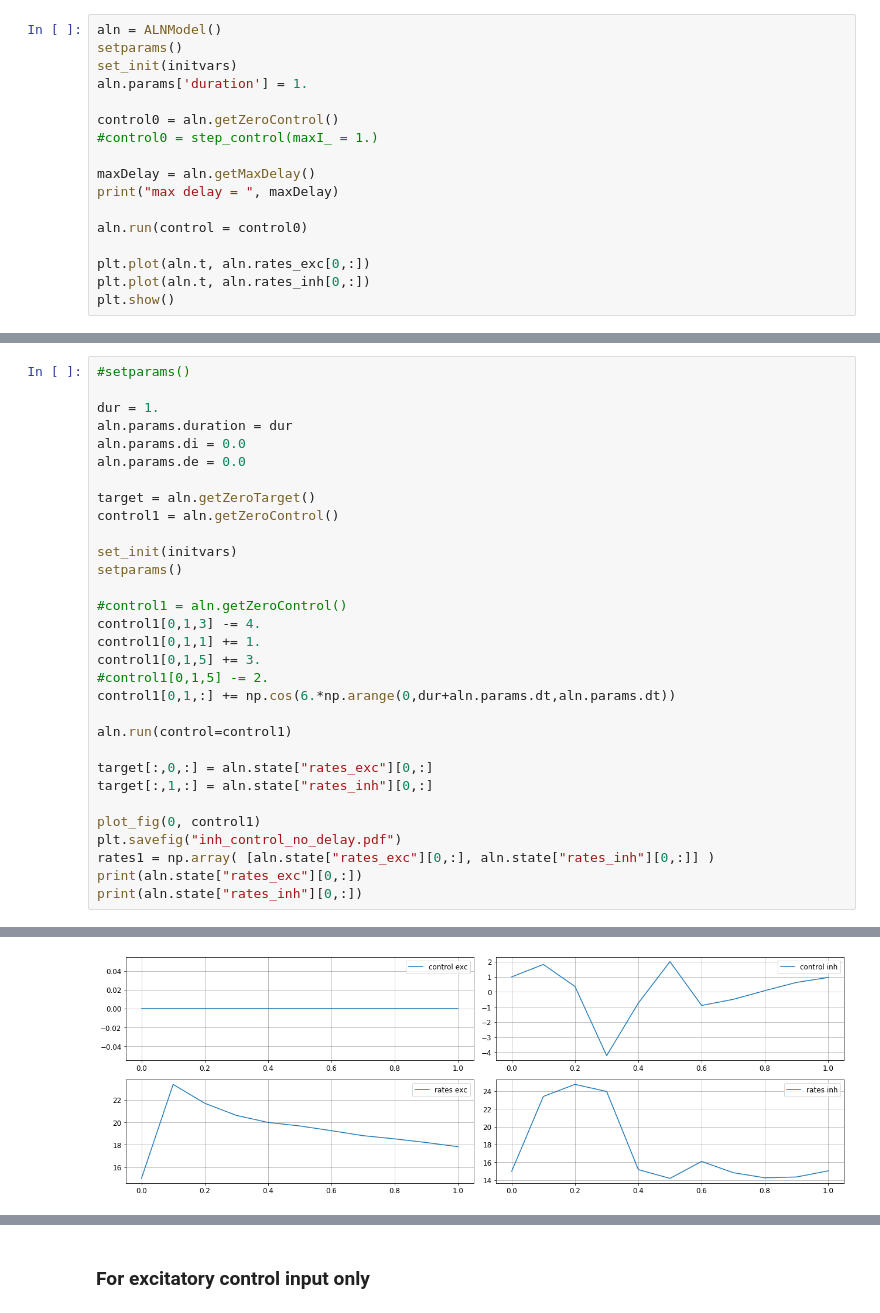
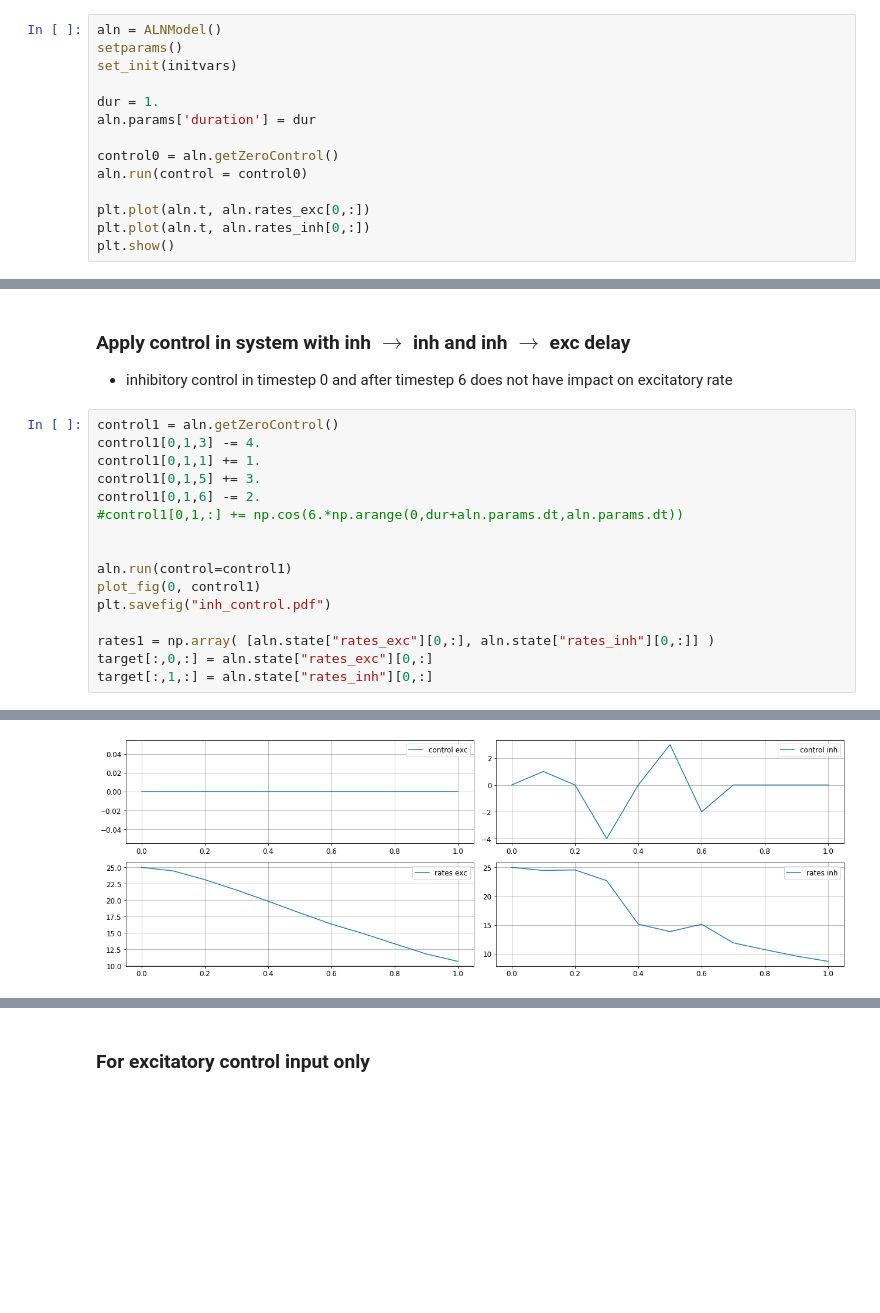
Before and after one commit to lenasal/neurolib, a Jupyter notebook: aln_control/delay/delay_aln.ipynb, the cells around one changed output, grey strips where cells are left out. Drawn from its saved outputs; the diff is of its cells as text; blank space fills up the shorter version.

```diff
--- a/aln_control/delay/delay_aln.ipynb
+++ b/aln_control/delay/delay_aln.ipynb
@@ -216,14 +196,11 @@ def plot_phi(phi):
 aln = ALNModel()
 setparams()
 set_init(initvars)
-aln.params['duration'] = 1.
+
+dur = 1.
+aln.params['duration'] = dur
 
 control0 = aln.getZeroControl()
-#control0 = step_control(maxI_ = 1.)
-
-maxDelay = aln.getMaxDelay()
-print("max delay = ", maxDelay)
-
 aln.run(control = control0)
 
 plt.plot(aln.t, aln.rates_exc[0,:])
@@ -235,32 +244,21 @@ max delay =  0
+# %% [markdown]
+### Apply control in system with inh $\rightarrow$ inh and inh $\rightarrow$ exc delay
+
+- inhibitory control in timestep 0 and after timestep 6 does not have impact on excitatory rate
 # %%
-#setparams()
-
-dur = 1.
-aln.params.duration = dur
-aln.params.di = 0.0
-aln.params.de = 0.0
-
-target = aln.getZeroTarget()
 control1 = aln.getZeroControl()
-
-set_init(initvars)
-setparams()
-
-#control1 = aln.getZeroControl()
 control1[0,1,3] -= 4.
 control1[0,1,1] += 1.
 control1[0,1,5] += 3.
-#control1[0,1,5] -= 2.
-control1[0,1,:] += np.cos(6.*np.arange(0,dur+aln.params.dt,aln.params.dt))
+control1[0,1,6] -= 2.
+#control1[0,1,:] += np.cos(6.*np.arange(0,dur+aln.params.dt,aln.params.dt))
+
 
 aln.run(control=control1)
+plot_fig(0, control1)
+plt.savefig("inh_control.pdf")
 
+rates1 = np.array( [aln.state["rates_exc"][0,:], aln.state["rates_inh"][0,:]] )
 target[:,0,:] = aln.state["rates_exc"][0,:]
 target[:,1,:] = aln.state["rates_inh"][0,:]
-
-plot_fig(0, control1)
-plt.savefig("inh_control_no_delay.pdf")
-rates1 = np.array( [aln.state["rates_exc"][0,:], aln.state["rates_inh"][0,:]] )
-print(aln.state["rates_exc"][0,:])
-print(aln.state["rates_inh"][0,:])
 # %% [output]
@@ -271 +265 @@ print(aln.state["rates_inh"][0,:])
-[figure, old version]
+[figure, new version]
```
Also changed, not shown: parts of 14 cells of this notebook, 25 other files.
